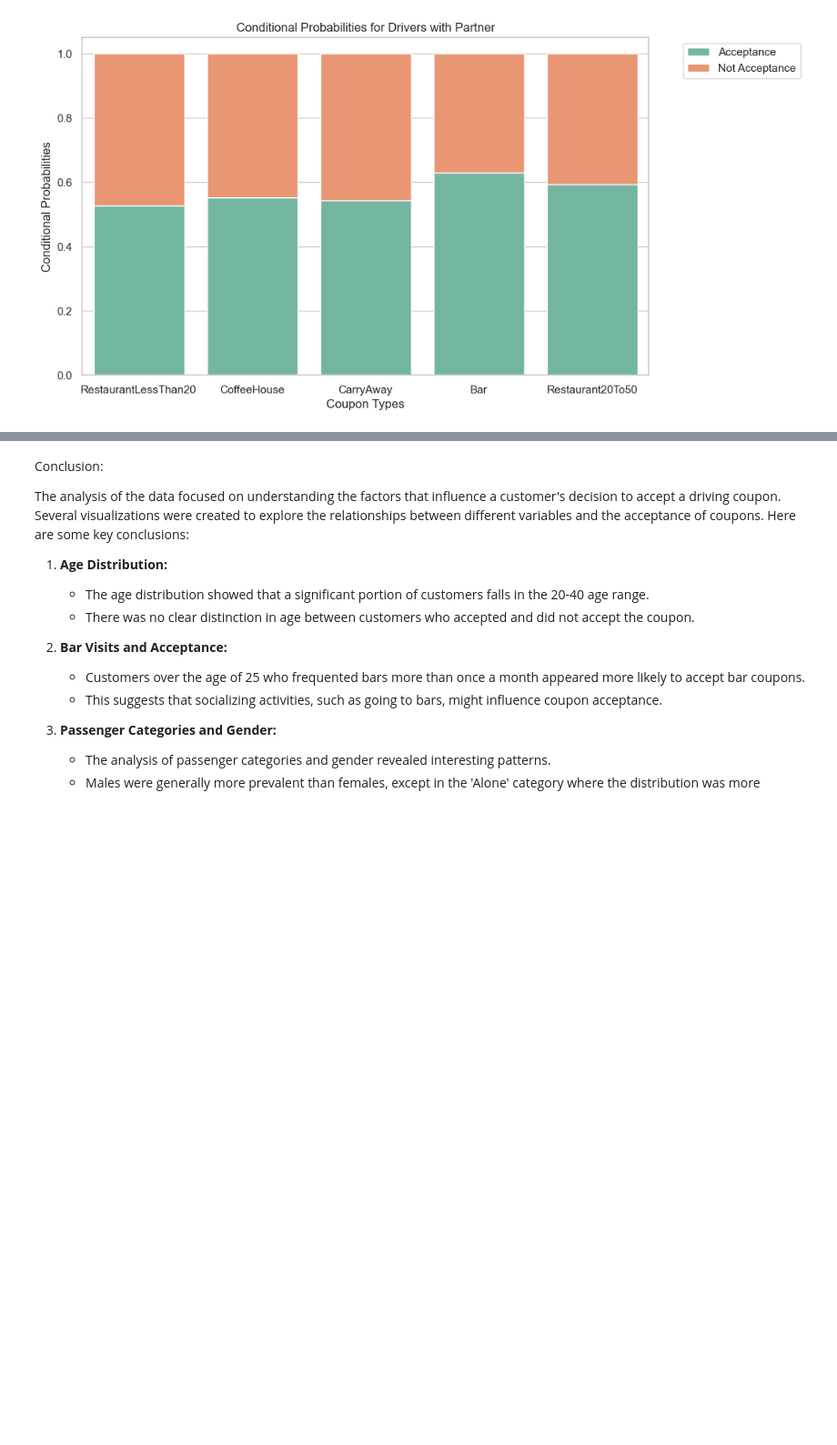
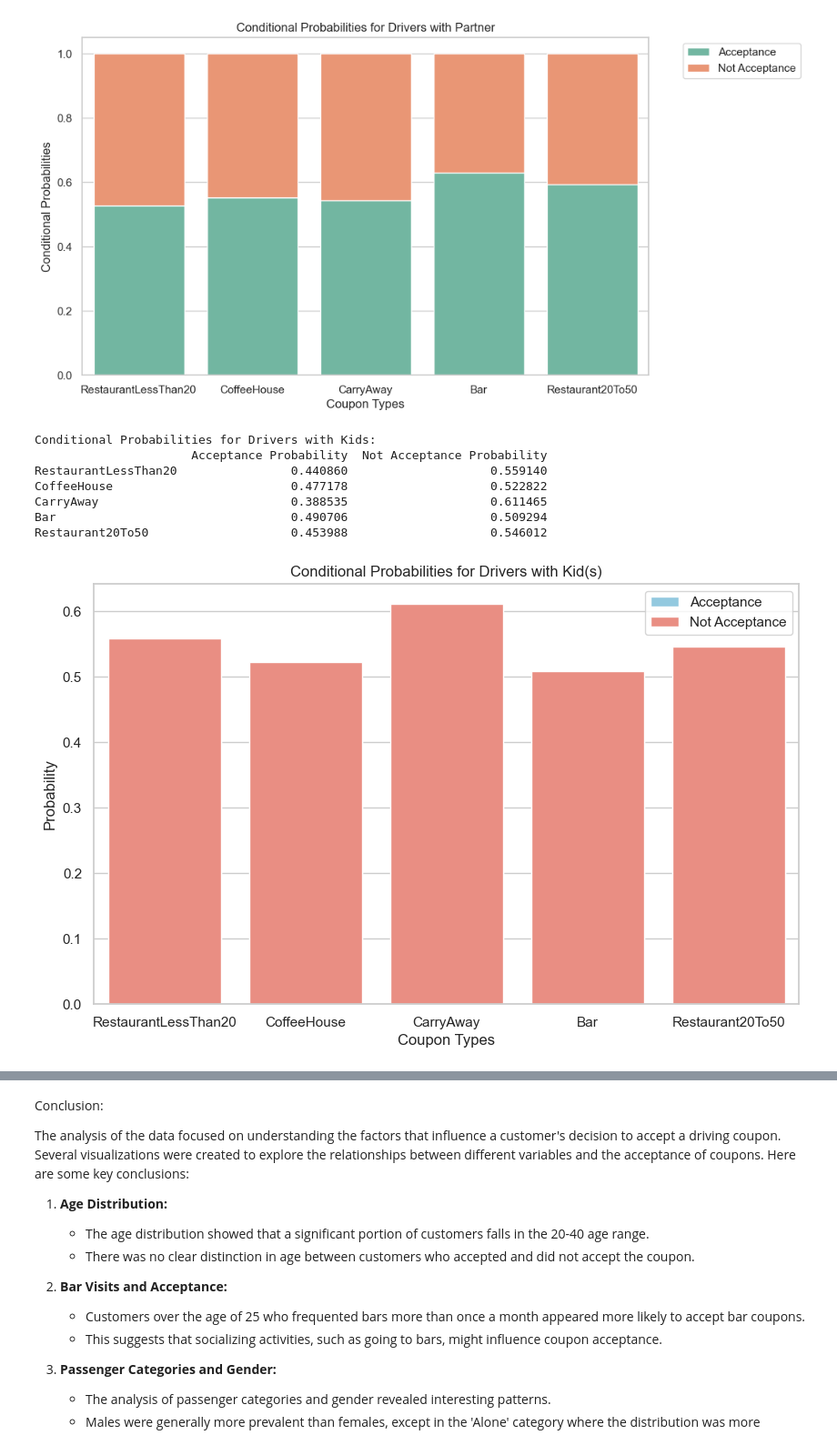
Before and after one commit to bigonil/BH-PCMLAI, a Jupyter notebook: p_assign_app_5_1/prompt.ipynb, the cells around one changed output, grey strips where cells are left out. Shown at 91% size. Drawn from its saved outputs; the diff is of its cells as text; code cells hidden in the pictures; blank space fills up the shorter version.

Commit message:
Add Conditional Probabilities by Weather Conditions and Passenger Types and plot

```diff
--- a/p_assign_app_5_1/prompt.ipynb
+++ b/p_assign_app_5_1/prompt.ipynb
@@ -1641,3 +1641,69 @@ plt.legend(bbox_to_anchor=(1.05, 1), loc='upper left')
 plt.show()
 # %% [output]
 [figure]
+# %%
+# Assuming 'data' is your DataFrame
+
+# Filter data for drivers with the passenger 'Kid(s)'
+kid_data = data[data['passanger'] == 'Kids']
+
+# List of coupon types
+coupon_types = ["RestaurantLessThan20", "CoffeeHouse", "CarryAway", "Bar", "Restaurant20To50"]
+
+# Calculate conditional probabilities for each coupon type
+conditional_probabilities = {}
+
+for coupon_type in coupon_types:
+    # Subset data for the specific coupon type
+    coupon_data = kid_data[kid_data[coupon_type] == 1]
+
+    # Calculate total count for the specific coupon type
+    total_count = len(coupon_data)
+
+    if total_count > 0:  # To avoid division by zero
+        # Calculate count of accepted and not accepted for the specific coupon type
+        accepted_count = len(coupon_data[coupon_data['acceptance'] == 1])
+        not_accepted_count = len(coupon_data[coupon_data['acceptance'] == 0])
+
+        # Calculate conditional probabilities
+        acceptance_probability = accepted_count / total_count
+        not_acceptance_probability = not_accepted_count / total_count
+
+        # Store probabilities in the dictionary
+        conditional_probabilities[coupon_type] = {
+            'Acceptance Probability': acceptance_probability,
+            'Not Acceptance Probability': not_acceptance_probability
+        }
+
+# Convert the dictionary to a DataFrame for better visualization
+conditional_probabilities_df = pd.DataFrame(conditional_probabilities).T
+
+# Display the conditional probabilities DataFrame
+print("Conditional Probabilities for Drivers with Kids:")
+print(conditional_probabilities_df)
+
+# Set custom colors for accepted_count and not_accepted_count
+colors = {'Acceptance Probability': 'skyblue', 'Not Acceptance Probability': 'salmon'}
+
+# Plot the conditional probabilities
+plt.figure(figsize=(10, 6))
+sns.barplot(x=conditional_probabilities_df.index, y='Acceptance Probability', data=conditional_probabilities_df, color=colors['Acceptance Probability'], label='Acceptance')
+sns.barplot(x=conditional_probabilities_df.index, y='Not Acceptance Probability', data=conditional_probabilities_df, color=colors['Not Acceptance Probability'], label='Not Acceptance')
+
+# Add labels and title
+plt.xlabel('Coupon Types')
+plt.ylabel('Probability')
+plt.title('Conditional Probabilities for Drivers with Kid(s)')
+plt.legend()
+
+# Show the plot
+plt.show()
+# %% [output]
+Conditional Probabilities for Drivers with Kids:
+                      Acceptance Probability  Not Acceptance Probability
+RestaurantLessThan20                0.440860                    0.559140
+CoffeeHouse                         0.477178                    0.522822
+CarryAway                           0.388535                    0.611465
+Bar                                 0.490706                    0.509294
+Restaurant20To50                    0.453988                    0.546012
+[figure, added]
```
Also changed, not shown: parts of 8 cells of this notebook.
